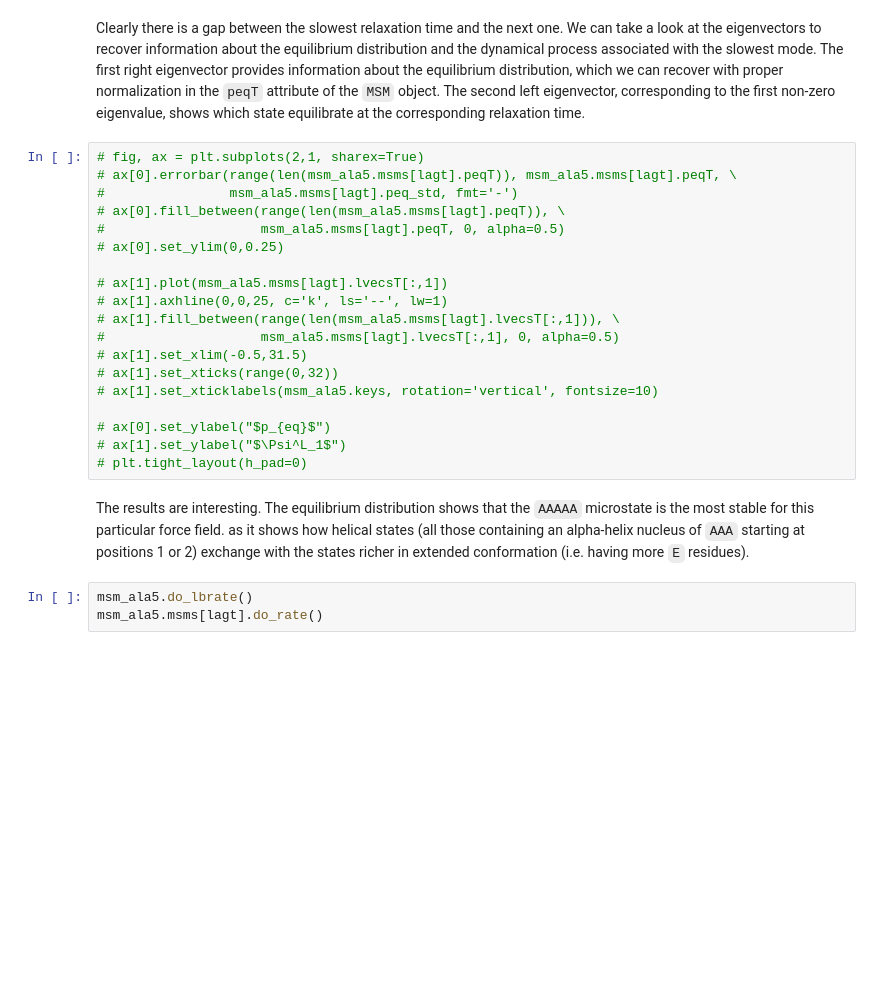
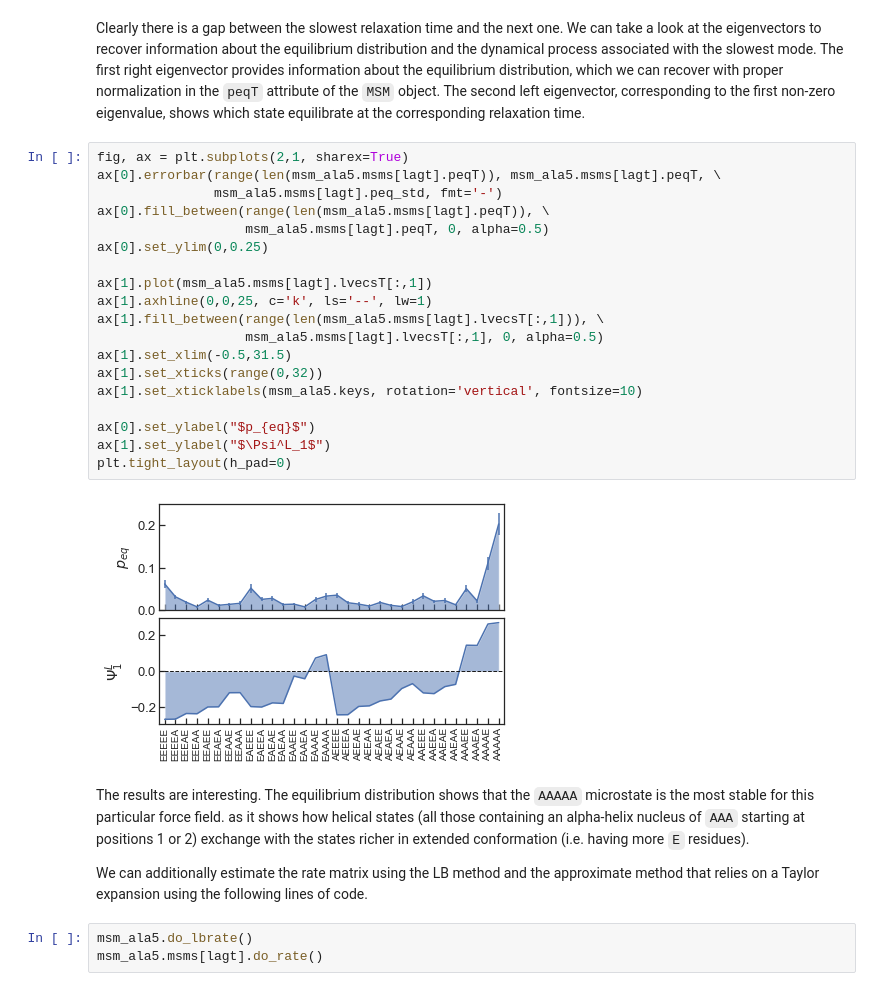
Before and after one commit to BioKT/MasterMSM, a Jupyter notebook: examples/alanine_pentapeptide/ala_pentapeptide.ipynb, the cells around one changed output. Drawn from its saved outputs; the diff is of its cells as text; blank space fills up the shorter version.

````diff
--- a/examples/alanine_pentapeptide/ala_pentapeptide.ipynb
+++ b/examples/alanine_pentapeptide/ala_pentapeptide.ipynb
@@ -146,26 +149,30 @@ msm_ala5.msms[lagt].do_trans(evecs=True)
 # %% [markdown]
 Clearly there is a gap between the slowest relaxation time and the next one. We can take a look at the eigenvectors to recover information about the equilibrium distribution and the dynamical process associated with the slowest mode. The first right eigenvector provides information about the equilibrium distribution, which we can recover with proper normalization in the ```peqT``` attribute of the ```MSM``` object. The second left eigenvector, corresponding to the first non-zero eigenvalue, shows which state equilibrate at the corresponding relaxation time.
 # %%
-# fig, ax = plt.subplots(2,1, sharex=True)
-# ax[0].errorbar(range(len(msm_ala5.msms[lagt].peqT)), msm_ala5.msms[lagt].peqT, \
-#                msm_ala5.msms[lagt].peq_std, fmt='-')
-# ax[0].fill_between(range(len(msm_ala5.msms[lagt].peqT)), \
-#                    msm_ala5.msms[lagt].peqT, 0, alpha=0.5)
-# ax[0].set_ylim(0,0.25)
+fig, ax = plt.subplots(2,1, sharex=True)
+ax[0].errorbar(range(len(msm_ala5.msms[lagt].peqT)), msm_ala5.msms[lagt].peqT, \
+               msm_ala5.msms[lagt].peq_std, fmt='-')
+ax[0].fill_between(range(len(msm_ala5.msms[lagt].peqT)), \
+                   msm_ala5.msms[lagt].peqT, 0, alpha=0.5)
+ax[0].set_ylim(0,0.25)
 
-# ax[1].plot(msm_ala5.msms[lagt].lvecsT[:,1])
-# ax[1].axhline(0,0,25, c='k', ls='--', lw=1)
-# ax[1].fill_between(range(len(msm_ala5.msms[lagt].lvecsT[:,1])), \
-#                    msm_ala5.msms[lagt].lvecsT[:,1], 0, alpha=0.5)
-# ax[1].set_xlim(-0.5,31.5)
-# ax[1].set_xticks(range(0,32))
-# ax[1].set_xticklabels(msm_ala5.keys, rotation='vertical', fontsize=10)
+ax[1].plot(msm_ala5.msms[lagt].lvecsT[:,1])
+ax[1].axhline(0,0,25, c='k', ls='--', lw=1)
+ax[1].fill_between(range(len(msm_ala5.msms[lagt].lvecsT[:,1])), \
+                   msm_ala5.msms[lagt].lvecsT[:,1], 0, alpha=0.5)
+ax[1].set_xlim(-0.5,31.5)
+ax[1].set_xticks(range(0,32))
+ax[1].set_xticklabels(msm_ala5.keys, rotation='vertical', fontsize=10)
 
-# ax[0].set_ylabel("$p_{eq}$")
-# ax[1].set_ylabel("$\Psi^L_1$")
-# plt.tight_layout(h_pad=0)
+ax[0].set_ylabel("$p_{eq}$")
+ax[1].set_ylabel("$\Psi^L_1$")
+plt.tight_layout(h_pad=0)
+# %% [output]
+[figure, added]
 # %% [markdown]
 The results are interesting. The equilibrium distribution shows that the ```AAAAA``` microstate is the most stable for this particular force field. as it shows how helical states (all those containing an alpha-helix nucleus of ```AAA``` starting at positions 1 or 2) exchange with the states richer in extended conformation (i.e. having more ```E``` residues).
+
+We can additionally estimate the rate matrix using the LB method and the approximate method that relies on a Taylor expansion using the following lines of code.
 # %%
 msm_ala5.do_lbrate()
 msm_ala5.msms[lagt].do_rate()
````
Also changed, not shown: parts of 23 cells of this notebook.
